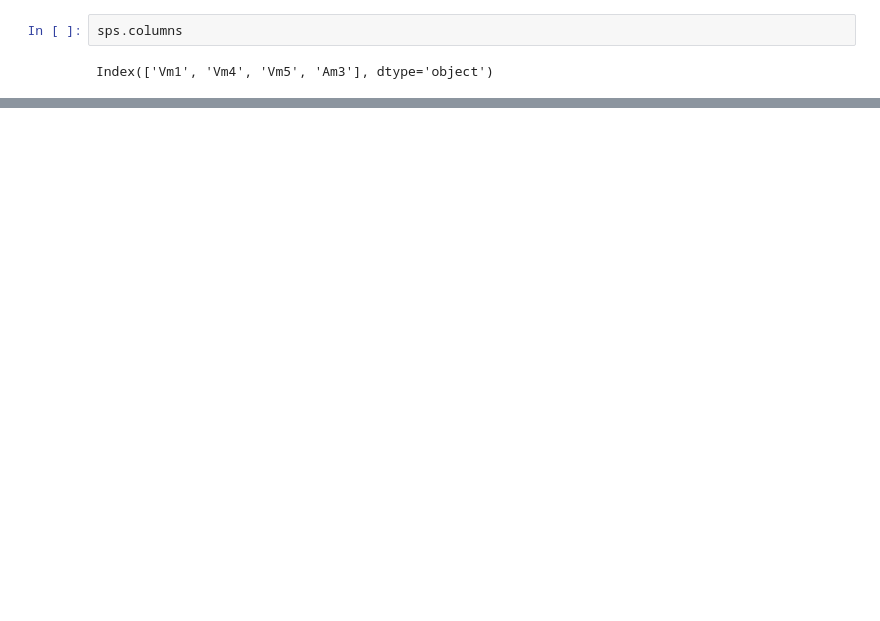
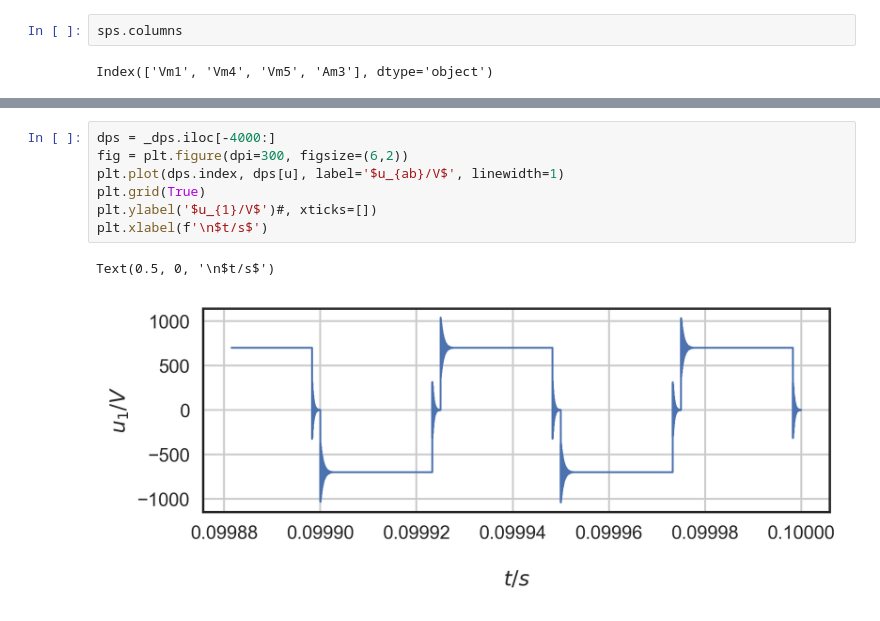
Before and after one commit to Crescent617/plecs-simulation, a Jupyter notebook: DAB直流母线电压升高波形分析-Copy1.ipynb, the cells around one changed output, grey strips where cells are left out. Saved outputs shown, nothing was run; the diff lists cells and outputs as text; blank space fills up the shorter version.

```diff
--- a/DAB直流母线电压升高波形分析-Copy1.ipynb
+++ b/DAB直流母线电压升高波形分析-Copy1.ipynb
@@ -40,0 +115,10 @@ Index(['2.8041168190940593e-06', '6.0718794689509138e-06',
+# %%
+dps = _dps.iloc[-4000:]
+fig = plt.figure(dpi=300, figsize=(6,2))
+plt.plot(dps.index, dps[u], label='$u_{ab}/V$', linewidth=1)
+plt.grid(True)
+plt.ylabel('$u_{1}/V$')#, xticks=[])
+plt.xlabel(f'\n$t/s$')
+# %% [output]
+Text(0.5, 0, '\n$t/s$')
+[figure, added]
```
Also changed, not shown: parts of 22 cells of this notebook, 15 other files.
